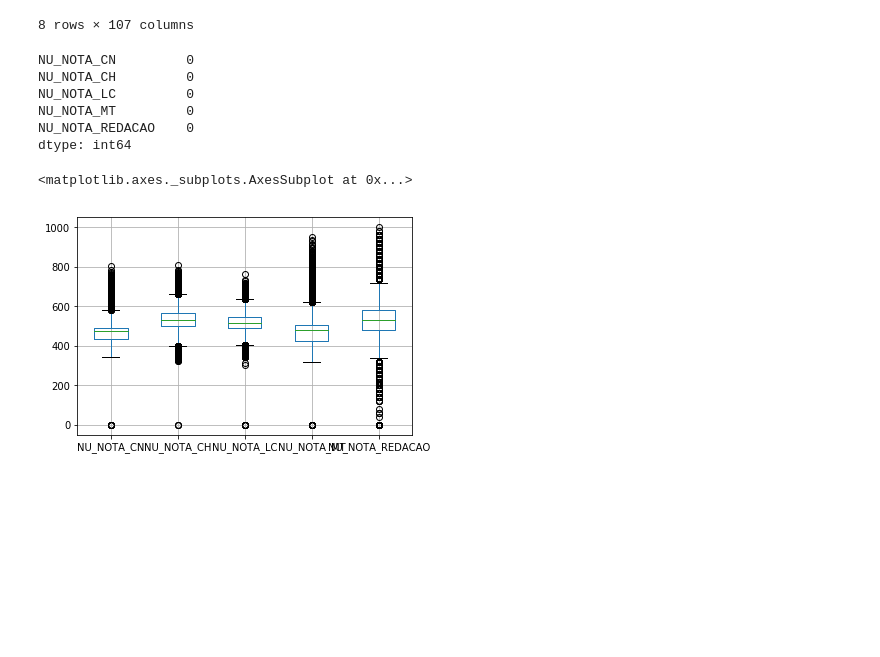
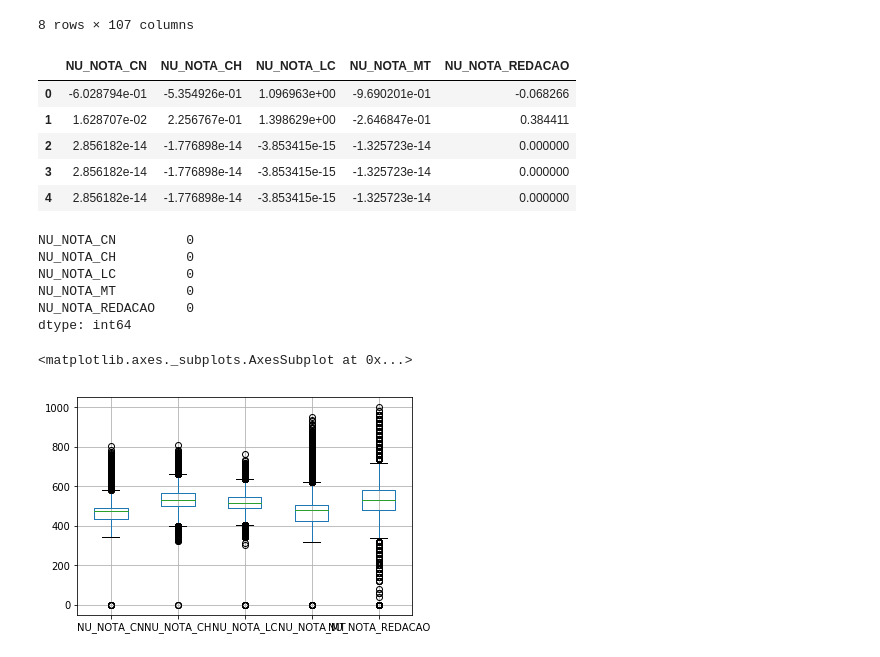
Before and after one commit to joberthrogers18/codenation-datascience, a Jupyter notebook: Challenge1/challenge1_enem.ipynb, the cells around one changed output. Drawn from its saved outputs; the diff is of its cells as text; code cells hidden in the pictures; blank space fills up the shorter version.

```diff
--- a/Challenge1/challenge1_enem.ipynb
+++ b/Challenge1/challenge1_enem.ipynb
@@ -38,6 +39,23 @@ dataset_train['NU_NOTA_CH'].fillna(dataset_train['NU_NOTA_CH'].mean(), inplace=T
 dataset_train['NU_NOTA_LC'].fillna(dataset_train['NU_NOTA_LC'].mean(), inplace=True)
 dataset_train['NU_NOTA_REDACAO'].fillna(dataset_train['NU_NOTA_REDACAO'].mean(), inplace=True)
 dataset_train['NU_NOTA_MT'].fillna(dataset_train['NU_NOTA_MT'].mean(), inplace=True)
+# %%
+# OPTIONAL
+from sklearn.preprocessing import StandardScaler
+
+scaler = StandardScaler()
+scaled_df = scaler.fit_transform(dataset_train)
+
+col = ['NU_NOTA_CN', 'NU_NOTA_CH', 'NU_NOTA_LC', 'NU_NOTA_MT', 'NU_NOTA_REDACAO']
+dataset_train = pd.DataFrame(scaled_df, columns=col)
+dataset_train.head()
+# %% [output]
+|  | NU_NOTA_CN | NU_NOTA_CH | NU_NOTA_LC | NU_NOTA_MT | NU_NOTA_REDACAO |
+| 0 | -6.028794e-01 | -5.354926e-01 | 1.096963e+00 | -9.690201e-01 | -0.068266 |
+| 1 | 1.628707e-02 | 2.256767e-01 | 1.398629e+00 | -2.646847e-01 | 0.384411 |
+| 2 | 2.856182e-14 | -1.776898e-14 | -3.853415e-15 | -1.325723e-14 | 0.000000 |
+| 3 | 2.856182e-14 | -1.776898e-14 | -3.853415e-15 | -1.325723e-14 | 0.000000 |
+| 4 | 2.856182e-14 | -1.776898e-14 | -3.853415e-15 | -1.325723e-14 | 0.000000 |
 # %%
 dataset_train.isnull().sum()
 # %% [output]
```
Also changed, not shown: parts of 12 cells of this notebook, 2 other files.
